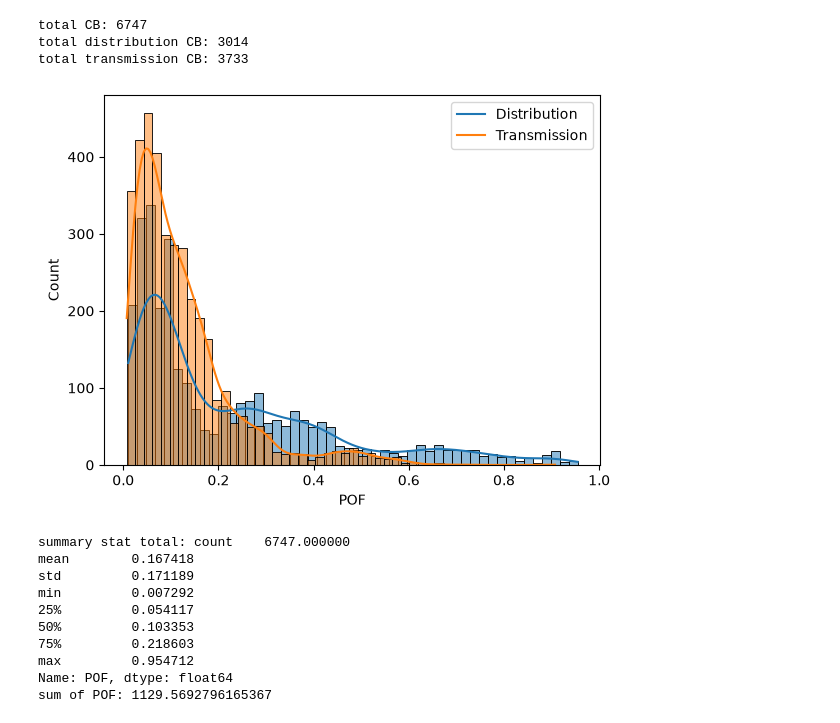
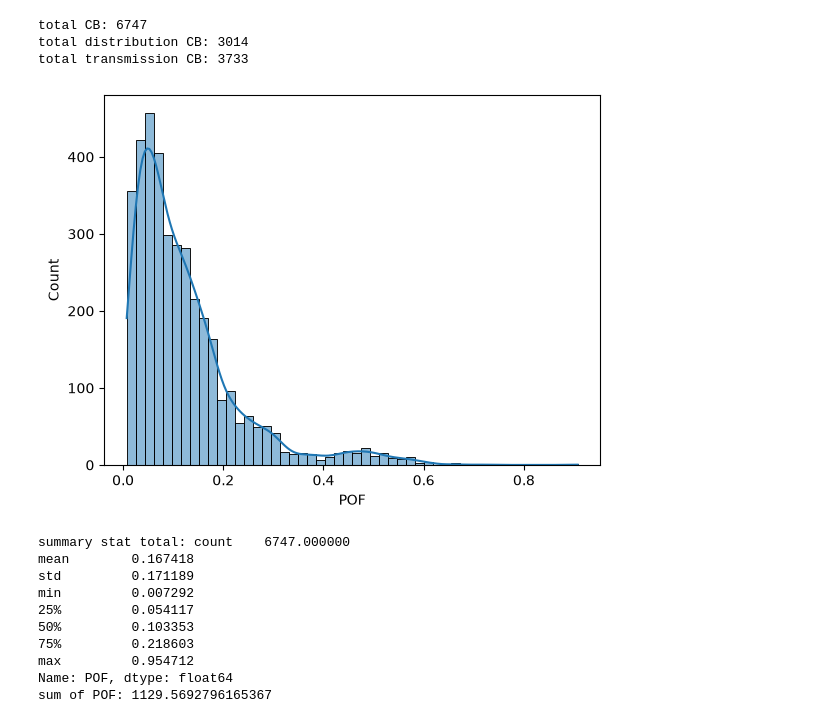
Before and after one commit to faridha96/txfr_brkr_failures, a Jupyter notebook: summary_stat.ipynb, the cells around one changed output. Drawn from its saved outputs; the diff is of its cells as text; code cells hidden in the pictures.

```diff
--- a/summary_stat.ipynb
+++ b/summary_stat.ipynb
@@ -173,6 +175,8 @@ df_d_brkr['line'] = 'D'
 
 asset_files = pd.concat([df_d_brkr, df_t_brkr])
 asset_files = asset_files[~((asset_files['Equipment'].isin([40991421])) & (asset_files['line']=='T'))]
+asset_files = asset_files.dropna(subset=['Equipment'])
+asset_files['Equipment'] = asset_files['Equipment'].astype(int)
 # %%
 print(f"total CB: {len(asset_files)}\n\
 total distribution CB: {len(asset_files[asset_files['line']=='D'])}\n\
@@ -183,12 +187,12 @@ total CB: 6747
 total distribution CB: 3014
 total transmission CB: 3733
 # %%
-sns.histplot(data=asset_files[asset_files['line']=='D'], x='POF', bins=50, kde=True)
+#sns.histplot(data=asset_files[asset_files['line']=='D'], x='POF', bins=50, kde=True)
 sns.histplot(data=asset_files[asset_files['line']=='T'], x='POF', bins=50, kde=True)
-plt.legend(['Distribution', 'Transmission'])
+#plt.legend(['Distribution', 'Transmission'])
 plt.show()
 # %% [output]
-[figure, old version]
+[figure, new version]
 # %%
 print(f"summary stat total: {asset_files.POF.describe()}\n\
 sum of POF: {asset_files.POF.sum()}")
```
Also changed, not shown: parts of 2 cells of this notebook, 11 other files.
